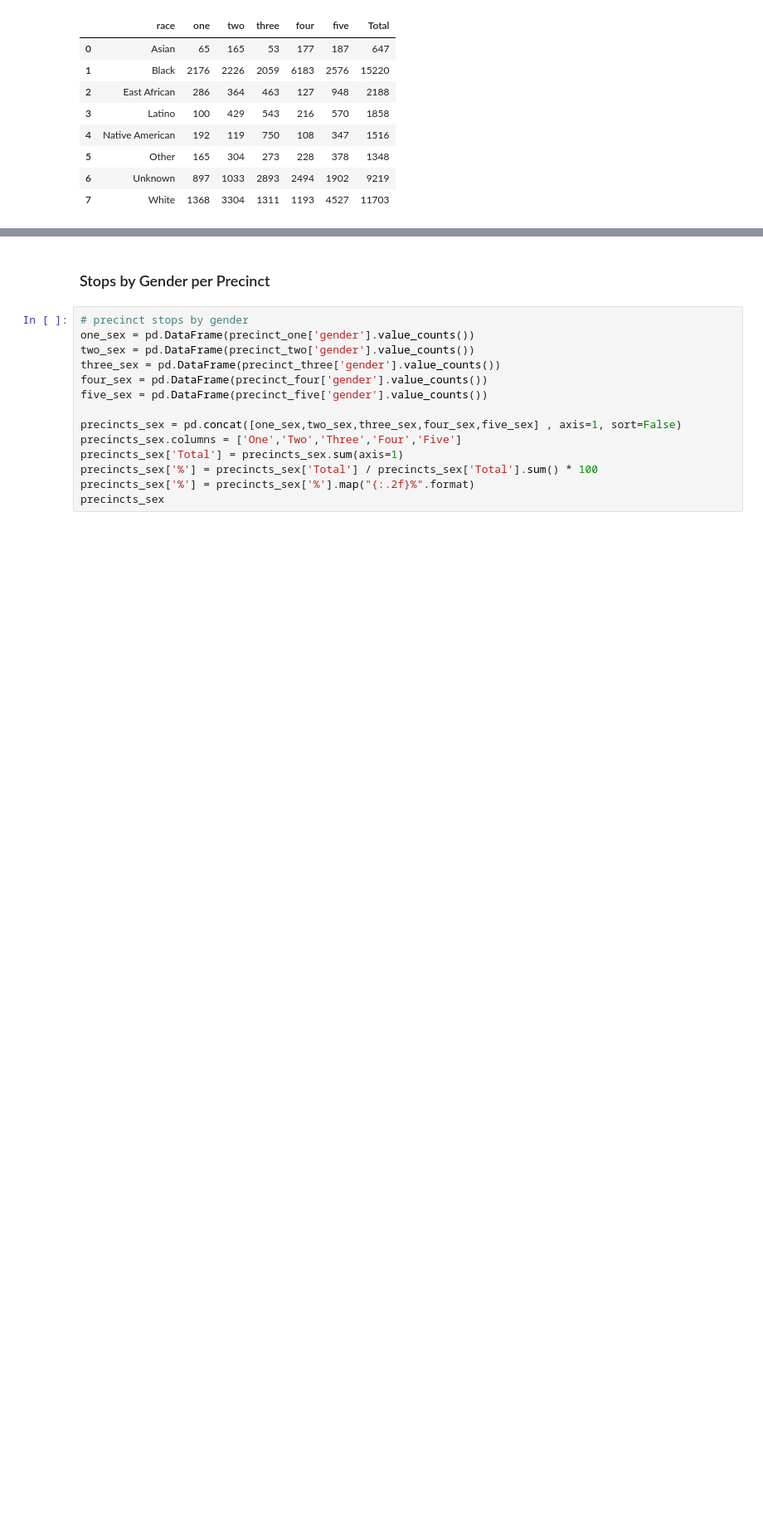
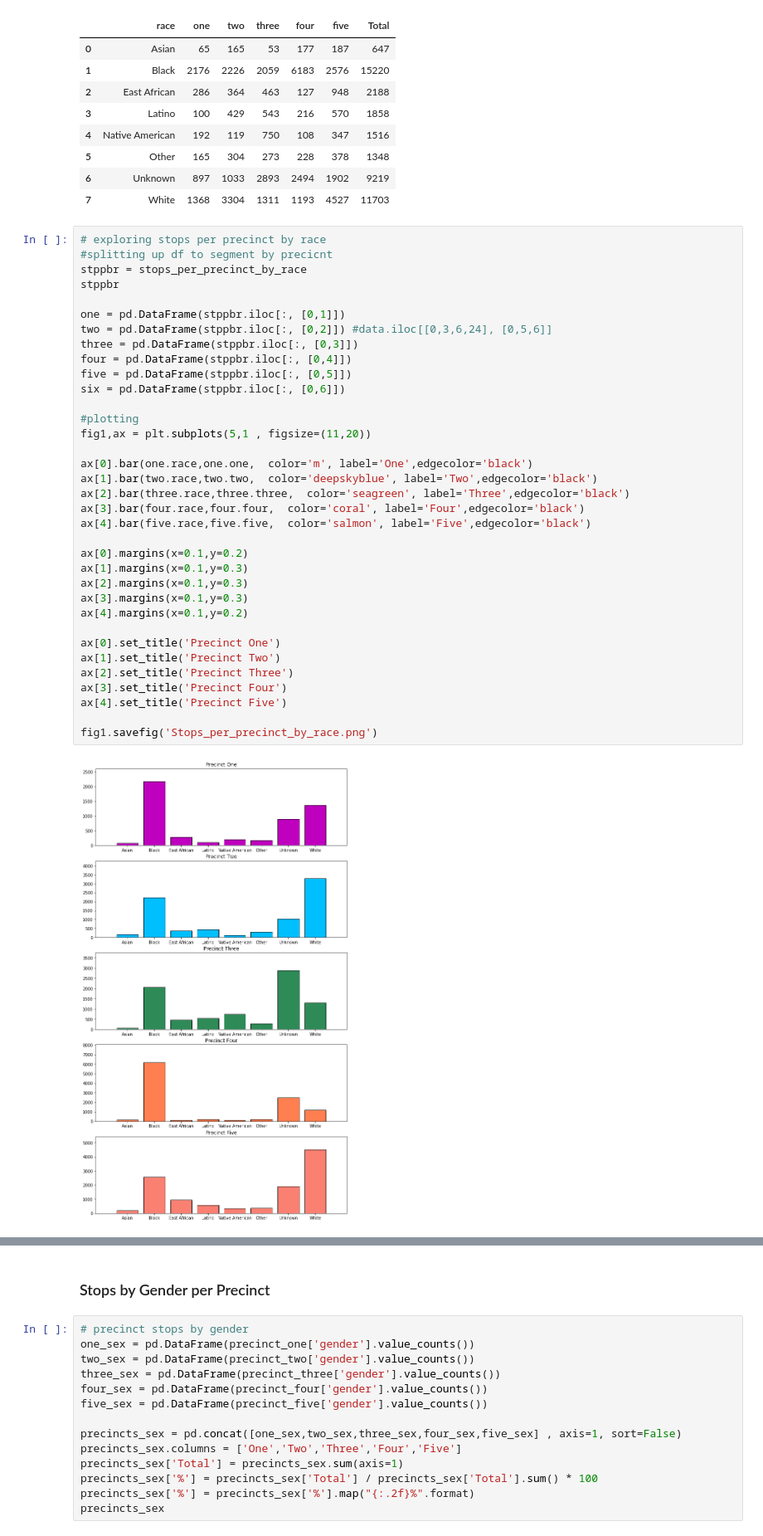
Before and after one commit to elu267/Project_GroupF, a Jupyter notebook: MN_Stop_Data.ipynb, the cells around one changed output, grey strips where cells are left out. Shown: that part at 83% size. Cells and saved outputs as stored; diff of their text form; blank space fills up the shorter version.

```diff
--- a/MN_Stop_Data.ipynb
+++ b/MN_Stop_Data.ipynb
@@ -372,3 +377,40 @@ stops_per_precinct_by_race
 | 5 | Other | 165 | 304 | 273 | 228 | 378 | 1348 |
 | 6 | Unknown | 897 | 1033 | 2893 | 2494 | 1902 | 9219 |
 | 7 | White | 1368 | 3304 | 1311 | 1193 | 4527 | 11703 |
+# %%
+# exploring stops per precinct by race
+#splitting up df to segment by precicnt
+stppbr = stops_per_precinct_by_race
+stppbr
+
+one = pd.DataFrame(stppbr.iloc[:, [0,1]])
+two = pd.DataFrame(stppbr.iloc[:, [0,2]]) #data.iloc[[0,3,6,24], [0,5,6]]
+three = pd.DataFrame(stppbr.iloc[:, [0,3]])
+four = pd.DataFrame(stppbr.iloc[:, [0,4]])
+five = pd.DataFrame(stppbr.iloc[:, [0,5]])
+six = pd.DataFrame(stppbr.iloc[:, [0,6]])
+
+#plotting
+fig1,ax = plt.subplots(5,1 , figsize=(11,20))
+
+ax[0].bar(one.race,one.one,  color='m', label='One',edgecolor='black')
+ax[1].bar(two.race,two.two,  color='deepskyblue', label='Two',edgecolor='black')
+ax[2].bar(three.race,three.three,  color='seagreen', label='Three',edgecolor='black')
+ax[3].bar(four.race,four.four,  color='coral', label='Four',edgecolor='black')
+ax[4].bar(five.race,five.five,  color='salmon', label='Five',edgecolor='black')
+
+ax[0].margins(x=0.1,y=0.2)
+ax[1].margins(x=0.1,y=0.3)
+ax[2].margins(x=0.1,y=0.3)
+ax[3].margins(x=0.1,y=0.3)
+ax[4].margins(x=0.1,y=0.2)
+
+ax[0].set_title('Precinct One')
+ax[1].set_title('Precinct Two')
+ax[2].set_title('Precinct Three')
+ax[3].set_title('Precinct Four')
+ax[4].set_title('Precinct Five')
+
+fig1.savefig('Stops_per_precinct_by_race.png')
+# %% [output]
+[figure, added]
```
Also changed, not shown: parts of 8 cells of this notebook, 7 other files.
